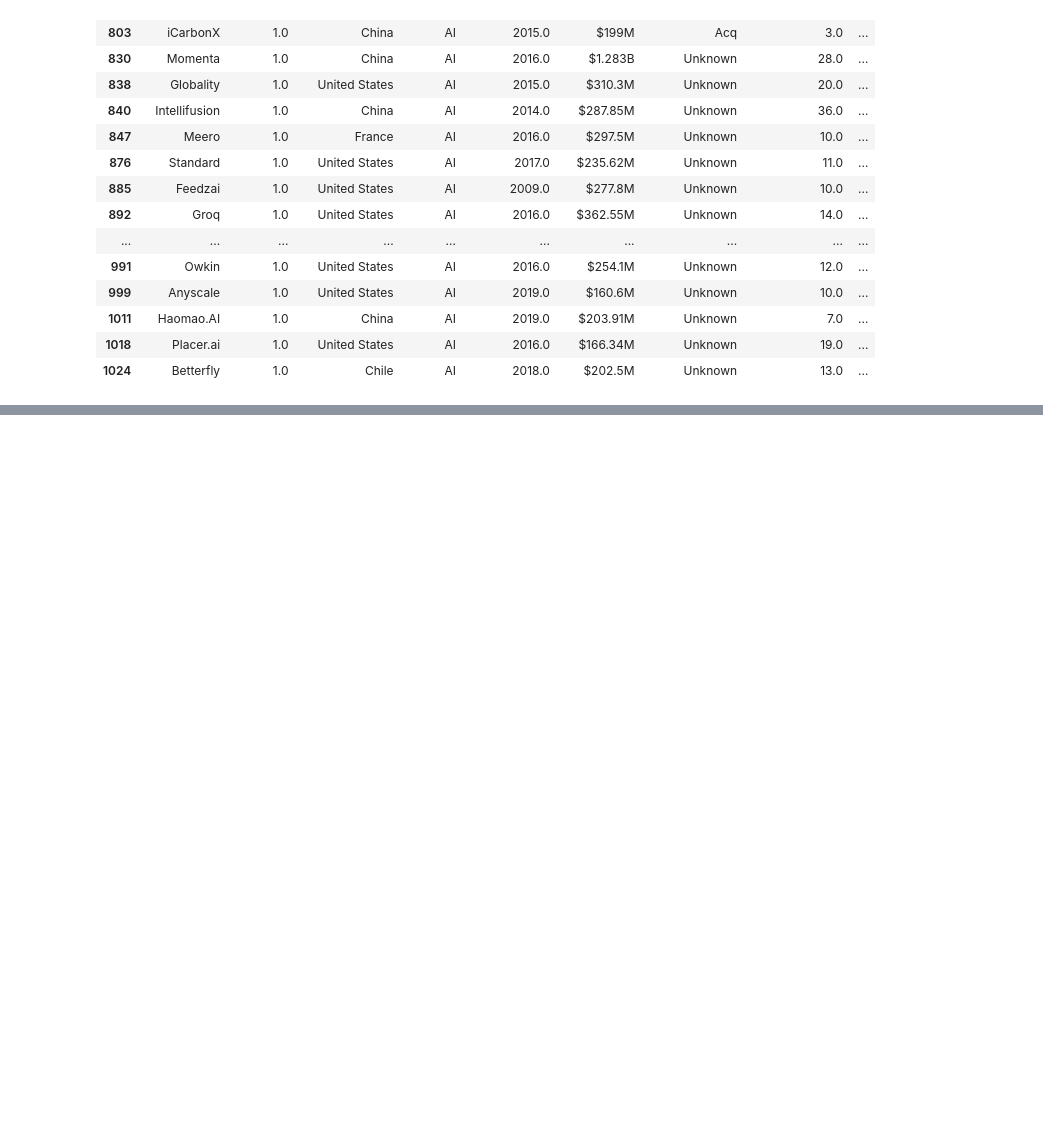
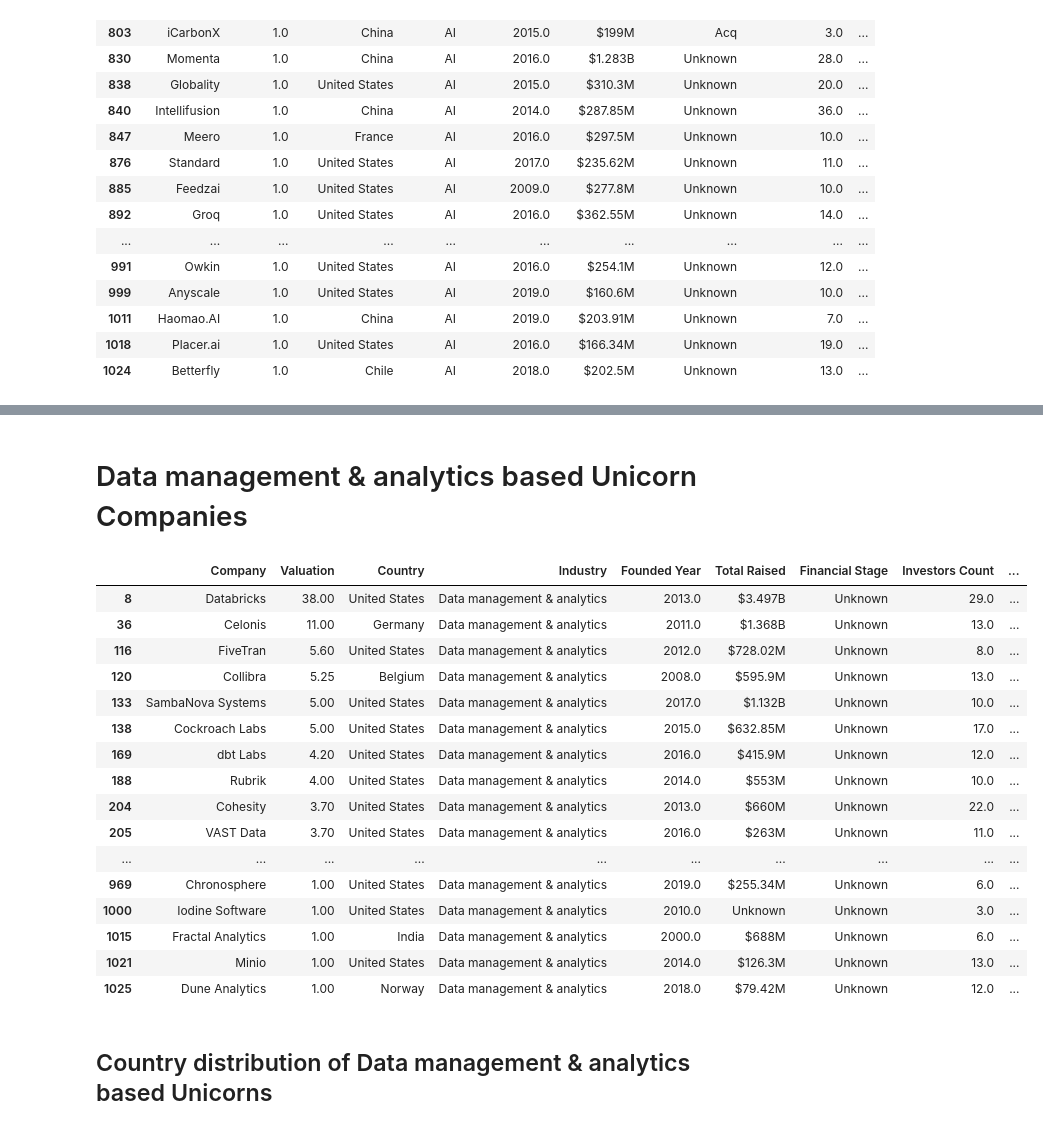
Before and after one commit to SavyaSanchi-Sharma/Projects, a Jupyter notebook: data_science_projects/unicorn_dataset_analysis/notebooks/unicorn_company_analysis.ipynb, the cells around one changed output, grey strips where cells are left out. Drawn from its saved outputs; the diff is of its cells as text; code cells hidden in the pictures; blank space fills up the shorter version.

```diff
--- a/data_science_projects/unicorn_dataset_analysis/notebooks/unicorn_company_analysis.ipynb
+++ b/data_science_projects/unicorn_dataset_analysis/notebooks/unicorn_company_analysis.ipynb
@@ -217,0 +526,25 @@ low_valued_ai
+# %% [markdown]
+# Data management & analytics based Unicorn Companies
+# %%
+dataset_data_subset=cleaned_dataset[cleaned_dataset['Industry'].isin(['Data management & analytics'])]
+dataset_data_subset
+# %% [output]
+|  | Company | Valuation | Country | Industry | Founded Year | Total Raised | Financial Stage | Investors Count | ... |
+| 8 | Databricks | 38.00 | United States | Data management & analytics | 2013.0 | $3.497B | Unknown | 29.0 | ... |
+| 36 | Celonis | 11.00 | Germany | Data management & analytics | 2011.0 | $1.368B | Unknown | 13.0 | ... |
+| 116 | FiveTran | 5.60 | United States | Data management & analytics | 2012.0 | $728.02M | Unknown | 8.0 | ... |
+| 120 | Collibra | 5.25 | Belgium | Data management & analytics | 2008.0 | $595.9M | Unknown | 13.0 | ... |
+| 133 | SambaNova Systems | 5.00 | United States | Data management & analytics | 2017.0 | $1.132B | Unknown | 10.0 | ... |
+| 138 | Cockroach Labs | 5.00 | United States | Data management & analytics | 2015.0 | $632.85M | Unknown | 17.0 | ... |
+| 169 | dbt Labs | 4.20 | United States | Data management & analytics | 2016.0 | $415.9M | Unknown | 12.0 | ... |
+| 188 | Rubrik | 4.00 | United States | Data management & analytics | 2014.0 | $553M | Unknown | 10.0 | ... |
+| 204 | Cohesity | 3.70 | United States | Data management & analytics | 2013.0 | $660M | Unknown | 22.0 | ... |
+| 205 | VAST Data | 3.70 | United States | Data management & analytics | 2016.0 | $263M | Unknown | 11.0 | ... |
+| ... | ... | ... | ... | ... | ... | ... | ... | ... | ... |
+| 969 | Chronosphere | 1.00 | United States | Data management & analytics | 2019.0 | $255.34M | Unknown | 6.0 | ... |
+| 1000 | Iodine Software | 1.00 | United States | Data management & analytics | 2010.0 | Unknown | Unknown | 3.0 | ... |
+| 1015 | Fractal Analytics | 1.00 | India | Data management & analytics | 2000.0 | $688M | Unknown | 6.0 | ... |
+| 1021 | Minio | 1.00 | United States | Data management & analytics | 2014.0 | $126.3M | Unknown | 13.0 | ... |
+| 1025 | Dune Analytics | 1.00 | Norway | Data management & analytics | 2018.0 | $79.42M | Unknown | 12.0 | ... |
+# %% [markdown]
+## Country distribution of Data management & analytics based Unicorns
```
Also changed, not shown: parts of 50 cells of this notebook, 3 other files.
